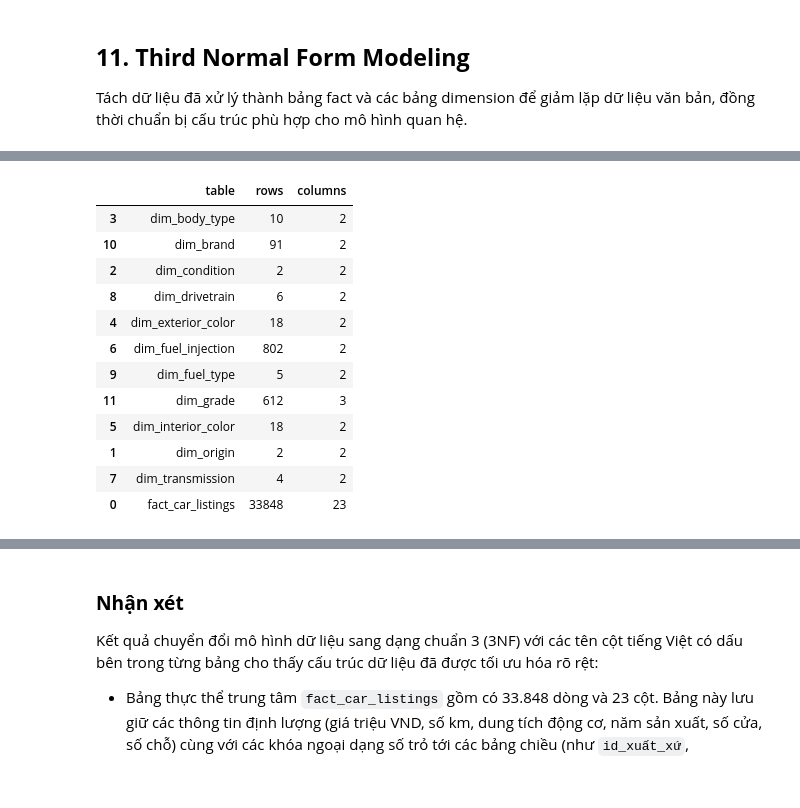
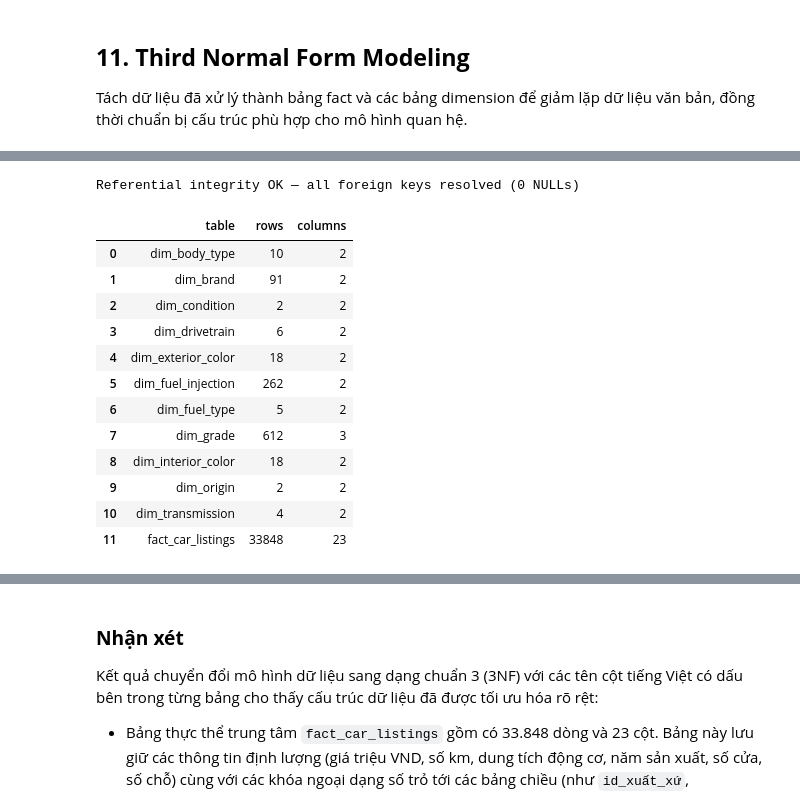
Before and after one commit to HuynhDucThinh/dv_final, a Jupyter notebook: notebook/02_preprocessing.ipynb, the cells around one changed output, grey strips where cells are left out. Cells and saved outputs as stored; diff of their text form; code cells hidden in the pictures.

```diff
--- a/notebook/02_preprocessing.ipynb
+++ b/notebook/02_preprocessing.ipynb
@@ -61,6 +75,9 @@ Việc quản lý đường dẫn bằng thư viện `pathlib.Path` giúp tránh
 Nạp dữ liệu gốc từ `data/raw/car_detail.csv` và hiển thị một số cột đại diện để kiểm tra nhanh cấu trúc bản ghi.
 # %%
 df_raw = pd.read_csv(RAW_DATA_PATH, low_memory=False)
+
+# Record original raw dataset row count
+N_RAW = len(df_raw)
 
 preview_cols = [
     "Mã tin", "Hãng", "Dòng xe", "Tình trạng", "Số Km đã đi",
@@ -572,5 +721,6 @@ Tách dữ liệu đã xử lý thành bảng fact và các bảng dimension đ
 # %%
-def build_dimension(data, columns, id_col):
+def build_dimension(data: pd.DataFrame, columns: list, id_col: str) -> pd.DataFrame:
+    """Build a surrogate-keyed dimension table from unique values."""
     dim = (
         data[columns]
         .drop_duplicates()
@@ -582,26 +732,30 @@ def build_dimension(data, columns, id_col):
 
 
 dimension_specs = {
-    "dim_origin": (["Xuất xứ"], "id_xuất_xứ"),
-    "dim_condition": (["Tình trạng"], "id_tình_trạng"),
-    "dim_body_type": (["Dòng xe"], "id_dòng_xe"),
-    "dim_exterior_color": (["Màu ngoại thất"], "id_màu_ngoại_thất"),
-    "dim_interior_color": (["Màu nội thất"], "id_màu_nội_thất"),
-    "dim_fuel_injection": (["Hệ thống nạp nhiên liệu"], "id_hệ_thống_nạp"),
-    "dim_transmission": (["Hộp số"], "id_hộp_số"),
-    "dim_drivetrain": (["Dẫn động"], "id_dẫn_động"),
-    "dim_fuel_type": (["Loại nhiên liệu"], "id_loại_nhiên_liệu"),
-    "dim_brand": (["Hãng"], "id_hãng"),
+    "dim_origin":         (["Xuất xứ"],                  "id_xuất_xứ"),
+    "dim_condition":      (["Tình trạng"],               "id_tình_trạng"),
+    "dim_body_type":      (["Dòng xe"],                  "id_dòng_xe"),
+    "dim_exterior_color": (["Màu ngoại thất"],           "id_màu_ngoại_thất"),
+    "dim_interior_color": (["Màu nội thất"],             "id_màu_nội_thất"),
+    "dim_fuel_injection": (["Hệ thống nạp nhiên liệu"],  "id_hệ_thống_nạp"),
+    "dim_transmission":   (["Hộp số"],                   "id_hộp_số"),
+    "dim_drivetrain":     (["Dẫn động"],                  "id_dẫn_động"),
+    "dim_fuel_type":      (["Loại nhiên liệu"],           "id_loại_nhiên_liệu"),
+    "dim_brand":          (["Hãng"],                      "id_hãng"),
 }
 
-dimensions = {}
+dimensions: dict = {}
 fact_car_listings = df_processed.copy()
 
 for dim_name, (cols, id_col) in dimension_specs.items():
     dim = build_dimension(df_processed, cols, id_col)
     dimensions[dim_name] = dim
     fact_car_listings = fact_car_listings.merge(dim, on=cols, how="left")
+    assert len(fact_car_listings) == N_RAW, (
+        f"Row loss after merging {dim_name}! Got {len(fact_car_listings):,}"
+    )
 
+# Build composite dim_grade dimension
 dim_grade = (
     df_processed[["Hãng", "Grade"]]
     .drop_duplicates()
@@ -613,49 +767,61 @@ dim_grade = (
 dim_grade.insert(0, "id_phân_khúc", range(1, len(dim_grade) + 1))
 dimensions["dim_grade"] = dim_grade
 
 grade_lookup = dim_grade.merge(dimensions["dim_brand"], on="id_hãng", how="left")[
     ["Hãng", "Grade", "id_phân_khúc"]
 ]
-
 fact_car_listings = fact_car_listings.merge(
-    grade_lookup,
-    on=["Hãng", "Grade"],
-    how="left"
+    grade_lookup, on=["Hãng", "Grade"], how="left"
+)
+assert len(fact_car_listings) == N_RAW, (
+    f"Row loss after merging dim_grade! Got {len(fact_car_listings):,}"
 )
 
+# Select final fact table columns
 fact_cols = [
     "URL", "Mã tin", "Tên xe", "Mô tả", "Năm sản xuất",
-    "Giá (triệu VND)", "Số Km đã đi", "Dung tích động cơ (lít)",
+    "Giá (triệu VND)", "Số Km đã đi sạch", "Dung tích động cơ (lít)",
     "Tiêu thụ nhiên liệu sạch", "Số cửa sạch", "Số chỗ ngồi sạch",
     "id_xuất_xứ", "id_tình_trạng", "id_dòng_xe", "id_màu_ngoại_thất",
     "id_màu_nội_thất", "id_hệ_thống_nạp", "id_hộp_số",
     "id_dẫn_động", "id_loại_nhiên_liệu", "id_hãng", "id_phân_khúc",
 ]
 
 fact_car_listings = fact_car_listings[fact_cols].copy()
 fact_car_listings.insert(0, "id_tin_đăng", range(1, len(fact_car_listings) + 1))
 
+# Final referential integrity checks
+fk_cols = [c for c in fact_car_listings.columns if c.startswith("id_") and c != "id_tin_đăng"]
+fk_nulls = fact_car_listings[fk_cols].isna().sum()
+if fk_nulls.any():
+    print("Foreign key NULLs detected:")
+    print(fk_nulls[fk_nulls > 0])
+else:
+    print("Referential integrity OK — all foreign keys resolved (0 NULLs)")
+
 normalization_summary = pd.DataFrame(
-    [{"table": "fact_car_listings", "rows": len(fact_car_listings), "columns": fact_car_listings.shape[1]}]
+    [{"table": "fact_car_listings", "rows": len(fact_car_listings),
+      "columns": fact_car_listings.shape[1]}]
     + [
         {"table": name, "rows": len(table), "columns": table.shape[1]}
         for name, table in dimensions.items()
     ]
-).sort_values("table")
+).sort_values("table").reset_index(drop=True)
 
 display(normalization_summary)
 display(fact_car_listings.head())
 # %% [output]
+Referential integrity OK — all foreign keys resolved (0 NULLs)
 |  | table | rows | columns |
-| 3 | dim_body_type | 10 | 2 |
-| 10 | dim_brand | 91 | 2 |
+| 0 | dim_body_type | 10 | 2 |
+| 1 | dim_brand | 91 | 2 |
 | 2 | dim_condition | 2 | 2 |
-| 8 | dim_drivetrain | 6 | 2 |
+| 3 | dim_drivetrain | 6 | 2 |
 | 4 | dim_exterior_color | 18 | 2 |
-| 6 | dim_fuel_injection | 802 | 2 |
-| 9 | dim_fuel_type | 5 | 2 |
-| 11 | dim_grade | 612 | 3 |
-| 5 | dim_interior_color | 18 | 2 |
-| 1 | dim_origin | 2 | 2 |
-| 7 | dim_transmission | 4 | 2 |
-| 0 | fact_car_listings | 33848 | 23 |
+| 5 | dim_fuel_injection | 262 | 2 |
+| 6 | dim_fuel_type | 5 | 2 |
+| 7 | dim_grade | 612 | 3 |
+| 8 | dim_interior_color | 18 | 2 |
+| 9 | dim_origin | 2 | 2 |
+| 10 | dim_transmission | 4 | 2 |
+| 11 | fact_car_listings | 33848 | 23 |
```
Also changed, not shown: parts of 12 cells of this notebook.
